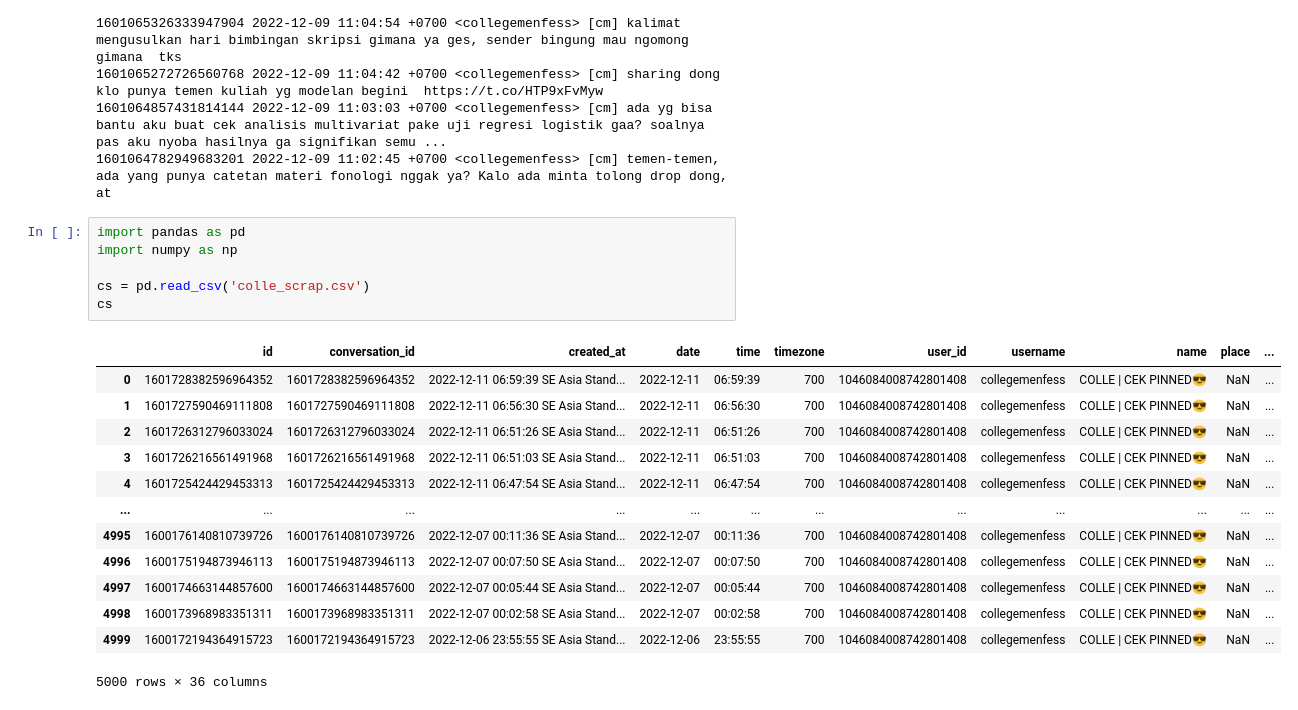
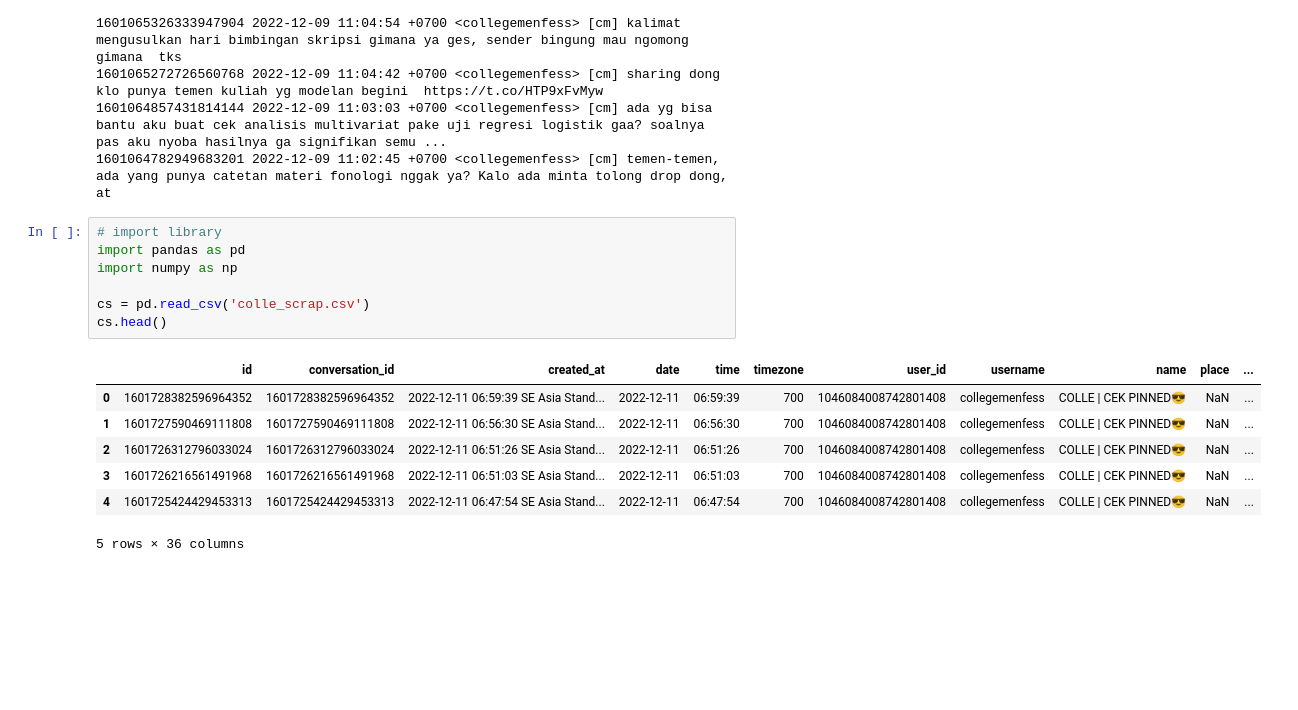
Before and after one commit to fika-aini/collegemenfess, a Jupyter notebook: js15_twint.ipynb, the cells around one changed output. Saved outputs shown, nothing was run; the diff lists cells and outputs as text; blank space fills up the shorter version.

```diff
--- a/js15_twint.ipynb
+++ b/js15_twint.ipynb
@@ -60,22 +60,17 @@ twint.run.Search(c)
 1601064857431814144 2022-12-09 11:03:03 +0700 <collegemenfess> [cm] ada yg bisa bantu aku buat cek analisis multivariat pake uji regresi logistik gaa? soalnya pas aku nyoba hasilnya ga signifikan semu ...
 1601064782949683201 2022-12-09 11:02:45 +0700 <collegemenfess> [cm] temen-temen, ada yang punya catetan materi fonologi nggak ya? Kalo ada minta tolong drop dong, at
 # %%
+# import library
 import pandas as pd
 import numpy as np
 
 cs = pd.read_csv('colle_scrap.csv')
-cs
+cs.head()
 # %% [output]
 |  | id | conversation_id | created_at | date | time | timezone | user_id | username | name | place | ... |
 | 0 | 1601728382596964352 | 1601728382596964352 | 2022-12-11 06:59:39 SE Asia Stand... | 2022-12-11 | 06:59:39 | 700 | 1046084008742801408 | collegemenfess | COLLE | CEK PINNED😎 | NaN | ... |
 | 1 | 1601727590469111808 | 1601727590469111808 | 2022-12-11 06:56:30 SE Asia Stand... | 2022-12-11 | 06:56:30 | 700 | 1046084008742801408 | collegemenfess | COLLE | CEK PINNED😎 | NaN | ... |
 | 2 | 1601726312796033024 | 1601726312796033024 | 2022-12-11 06:51:26 SE Asia Stand... | 2022-12-11 | 06:51:26 | 700 | 1046084008742801408 | collegemenfess | COLLE | CEK PINNED😎 | NaN | ... |
 | 3 | 1601726216561491968 | 1601726216561491968 | 2022-12-11 06:51:03 SE Asia Stand... | 2022-12-11 | 06:51:03 | 700 | 1046084008742801408 | collegemenfess | COLLE | CEK PINNED😎 | NaN | ... |
 | 4 | 1601725424429453313 | 1601725424429453313 | 2022-12-11 06:47:54 SE Asia Stand... | 2022-12-11 | 06:47:54 | 700 | 1046084008742801408 | collegemenfess | COLLE | CEK PINNED😎 | NaN | ... |
-| ... | ... | ... | ... | ... | ... | ... | ... | ... | ... | ... | ... |
-| 4995 | 1600176140810739726 | 1600176140810739726 | 2022-12-07 00:11:36 SE Asia Stand... | 2022-12-07 | 00:11:36 | 700 | 1046084008742801408 | collegemenfess | COLLE | CEK PINNED😎 | NaN | ... |
-| 4996 | 1600175194873946113 | 1600175194873946113 | 2022-12-07 00:07:50 SE Asia Stand... | 2022-12-07 | 00:07:50 | 700 | 1046084008742801408 | collegemenfess | COLLE | CEK PINNED😎 | NaN | ... |
-| 4997 | 1600174663144857600 | 1600174663144857600 | 2022-12-07 00:05:44 SE Asia Stand... | 2022-12-07 | 00:05:44 | 700 | 1046084008742801408 | collegemenfess | COLLE | CEK PINNED😎 | NaN | ... |
-| 4998 | 1600173968983351311 | 1600173968983351311 | 2022-12-07 00:02:58 SE Asia Stand... | 2022-12-07 | 00:02:58 | 700 | 1046084008742801408 | collegemenfess | COLLE | CEK PINNED😎 | NaN | ... |
-| 4999 | 1600172194364915723 | 1600172194364915723 | 2022-12-06 23:55:55 SE Asia Stand... | 2022-12-06 | 23:55:55 | 700 | 1046084008742801408 | collegemenfess | COLLE | CEK PINNED😎 | NaN | ... |
-5000 rows × 36 columns
+5 rows × 36 columns
```
Also changed, not shown: parts of 7 cells of this notebook.
